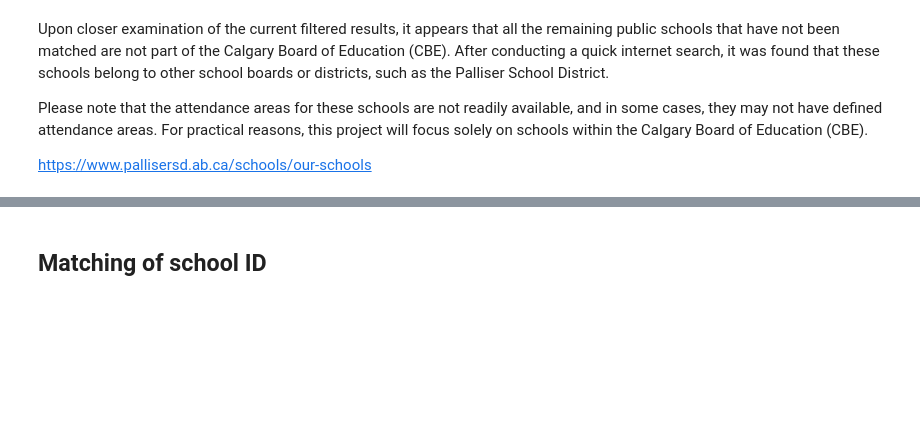
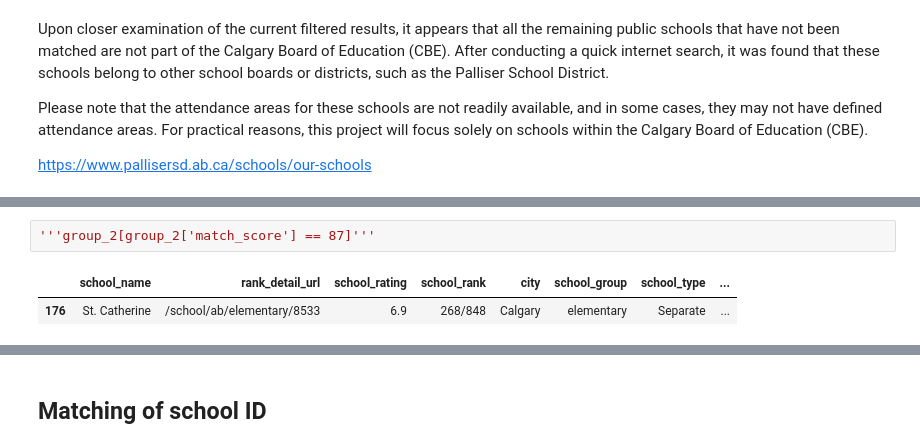
Before and after one commit to tim-yung/Calgary-EduRent-Analytics, a Jupyter notebook: clean_school_ranking/data_cleaning.ipynb, the cells around one changed output, grey strips where cells are left out. Drawn from its saved outputs; the diff is of its cells as text; blank space fills up the shorter version.

```diff
--- a/clean_school_ranking/data_cleaning.ipynb
+++ b/clean_school_ranking/data_cleaning.ipynb
@@ -344,0 +398,5 @@ https://www.pallisersd.ab.ca/schools/our-schools
+# %%
+'''group_2[group_2['match_score'] == 87]'''
+# %% [output]
+|  | school_name | rank_detail_url | school_rating | school_rank | city | school_group | school_type | ... |
+| 176 | St. Catherine | /school/ab/elementary/8533 | 6.9 | 268/848 | Calgary | elementary | Separate | ... |
```
Also changed, not shown: parts of 33 cells of this notebook, 1 other file.
